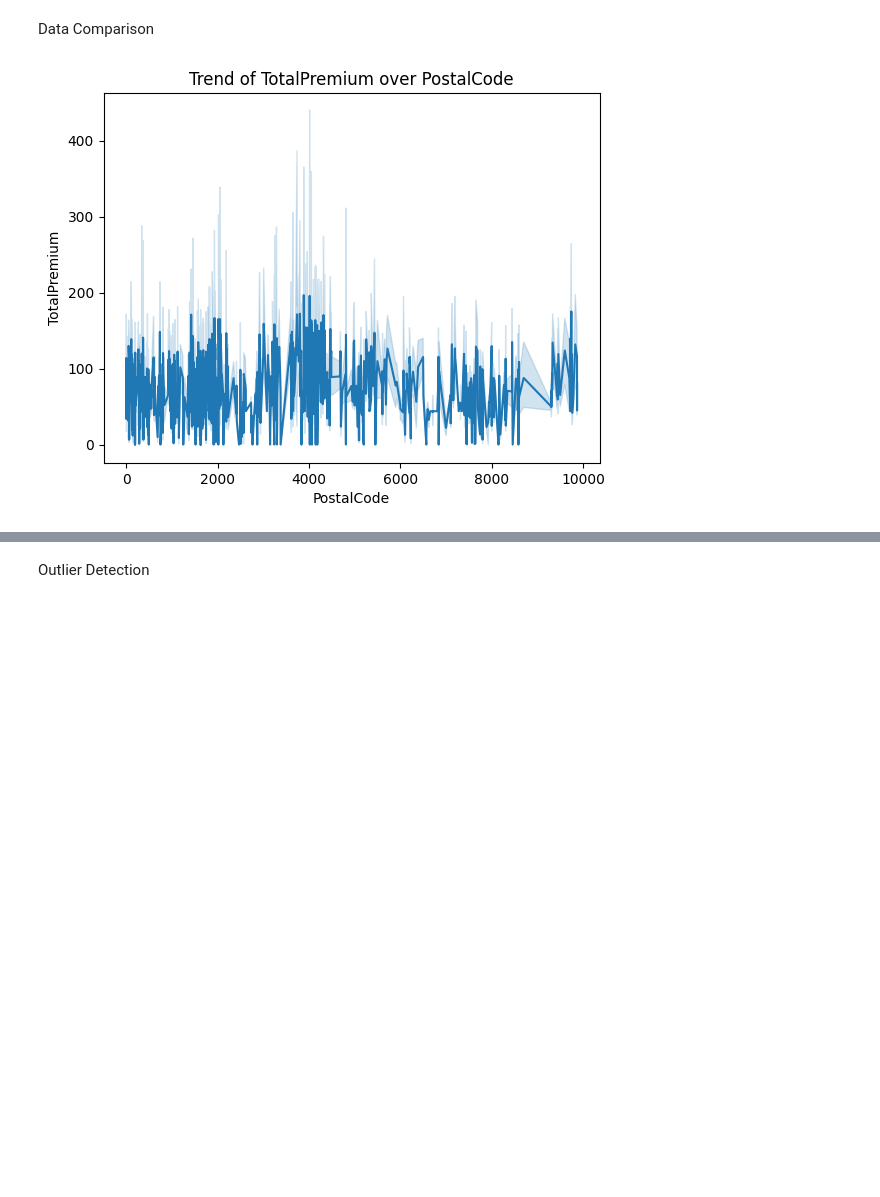
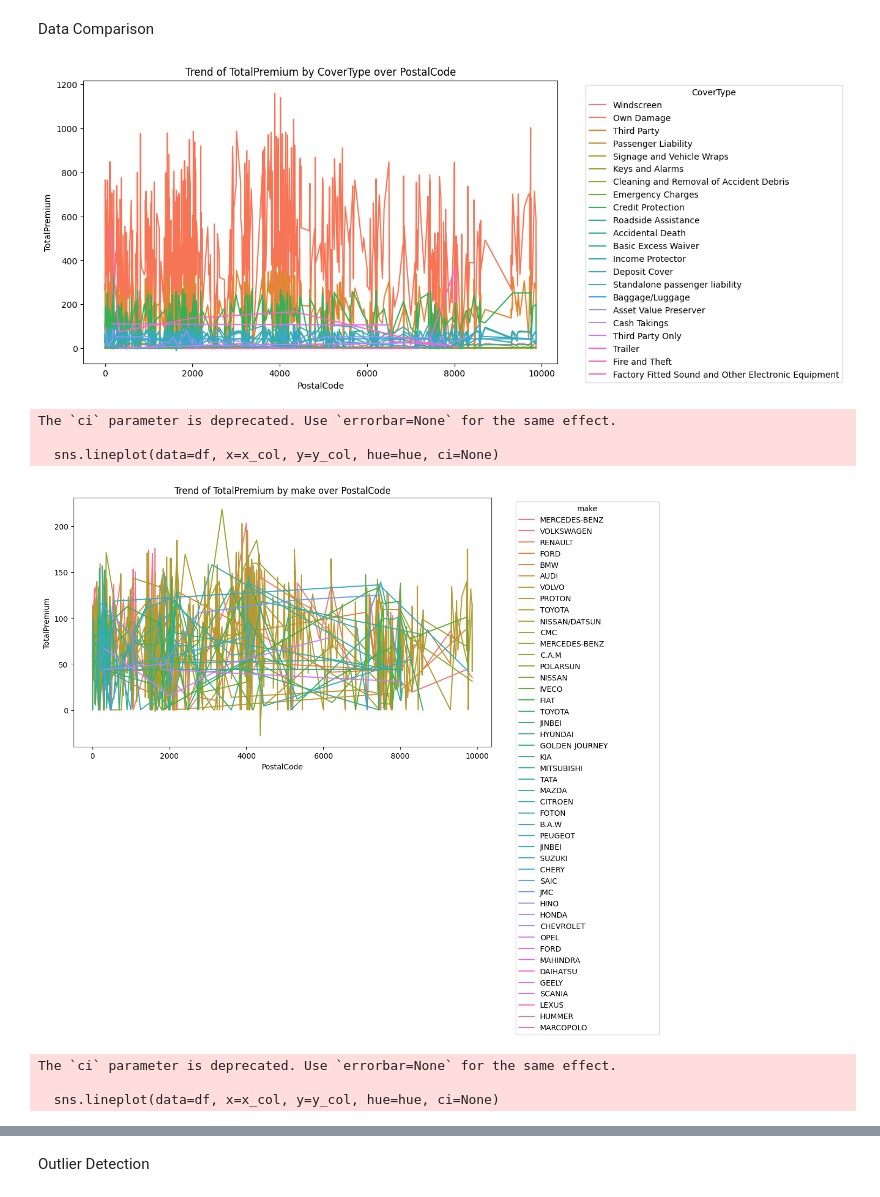
Before and after one commit to YonatanMoges/insurance-data-analysis, a Jupyter notebook: notebook/eda.ipynb, the cells around one changed output, grey strips where cells are left out. Cells and saved outputs as stored; diff of their text form; code cells hidden in the pictures; blank space fills up the shorter version.

```diff
--- a/notebook/eda.ipynb
+++ b/notebook/eda.ipynb
@@ -137,8 +137,21 @@ eda.correlation_matrix(df, correlation_columns)
 [figure]
 # %% [markdown]
 Data Comparison
-# %%
-# Trend of premium by PostalCode
-eda.plot_geographic_trend(df, 'PostalCode', 'TotalPremium')
-# %% [output]
-[figure, removed]
+# %%
+# Trend of TotalPremium by CoverType over PostalCode
+eda.plot_trend_over_geography(df, 'PostalCode', 'TotalPremium', 'CoverType', 'PostalCode')
+
+# Trend of TotalPremium by Make over PostalCode
+eda.plot_trend_over_geography(df, 'PostalCode', 'TotalPremium', 'make', 'PostalCode')
+
+# Trend of TotalPremium by VehicleType over PostalCode (additional column)
+eda.plot_trend_over_geography(df, 'PostalCode', 'TotalPremium', 'VehicleType', 'PostalCode')
+# %% [output]
+[figure, added]
+The `ci` parameter is deprecated. Use `errorbar=None` for the same effect.
+
+  sns.lineplot(data=df, x=x_col, y=y_col, hue=hue, ci=None)
+[figure, added]
+The `ci` parameter is deprecated. Use `errorbar=None` for the same effect.
+
+  sns.lineplot(data=df, x=x_col, y=y_col, hue=hue, ci=None)
```
Also changed, not shown: parts of 6 cells of this notebook, 2 other files.
